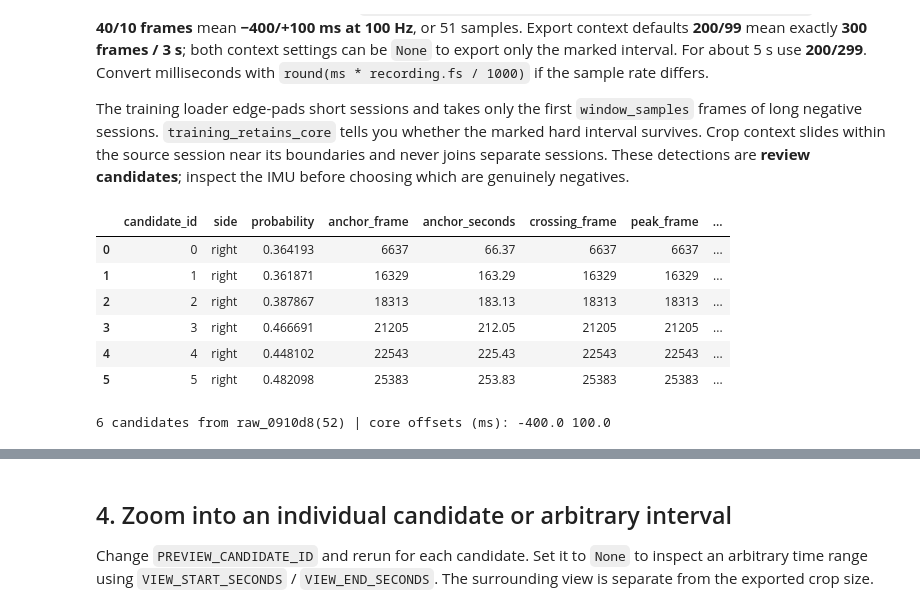
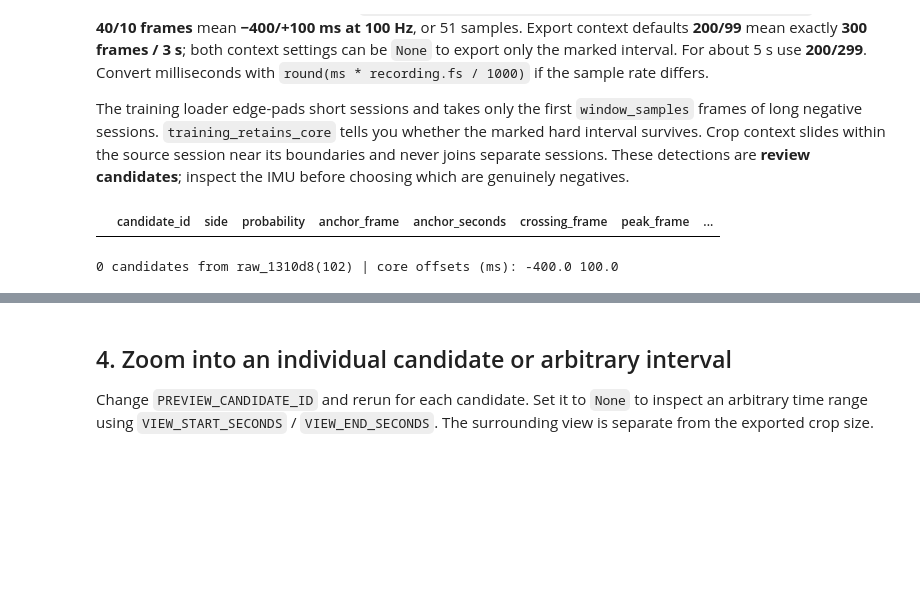
Before and after one commit to APROHACK124/TapRecognition, a Jupyter notebook: main_notebooks/mine_hard_negatives.ipynb, the cells around one changed output, grey strips where cells are left out. Drawn from its saved outputs; the diff is of its cells as text; code cells hidden in the pictures; blank space fills up the shorter version.

```diff
--- a/main_notebooks/mine_hard_negatives.ipynb
+++ b/main_notebooks/mine_hard_negatives.ipynb
@@ -37,8 +37,12 @@ MODELS = {
         'checkpoint': ROOT / 'testing_checkpoints/0910d8(52)/best.pt',
         'left_threshold': 0.35, 'right_threshold': 0.35,
     },
+    'raw_1310d8(102)': {
+        'checkpoint': ROOT / 'testing_checkpoints/1310d8(102)/best.pt',
+        'left_threshold': 0.4, 'right_threshold': 0.4,
+    },
 }
-SELECTION_MODEL = 'raw_0910d8(52)'
+SELECTION_MODEL = 'raw_1310d8(102)'
 RESET_AT_SEGMENTS = False  # Continuous through the whole file; always reset between files.
 assert SELECTION_MODEL in MODELS
 # %% [markdown]
@@ -73,13 +77,13 @@ Staged: 7 | models: feature_0910d8(102), raw_0910d8(52)
 ## Batch mining: select originals and mine the union of model failures
 Set `BATCH_FILES` to inventory basenames, or enable `BATCH_SELECT_ALL` for all negative-only hard-negative/normal-use originals. Every model keeps its own thresholds from `MODELS`. `BATCH_MIN_GAP_FRAMES=300` skips the next 300 anchor frames after each kept failure; by default crops also cannot overlap, including boundary-slid duplicates. Source copies are deduplicated by hash. Statistics include zero-crop recordings. Short sessions that cannot fit a full crop and candidates whose core would be truncated by training are skipped. Nothing is saved until `SAVE_BATCH_CROPS=True`.
 # %%
-BATCH_FILES = []  # e.g. ['imu_Miguel_normal_usage_20261014_120000.csv']
+BATCH_FILES = ['imu_Miguel_negative_mining_20261009_164938.csv', ]  # e.g. ['imu_Miguel_normal_usage_20261014_120000.csv']
 BATCH_SELECT_ALL = False
 BATCH_MODELS = list(MODELS)
-BATCH_MIN_GAP_FRAMES = 300
-BATCH_ALLOW_OVERLAPPING_CROPS = False
+BATCH_MIN_GAP_FRAMES = 0
+BATCH_ALLOW_OVERLAPPING_CROPS = True
 BATCH_CROP_SECONDS = 3.0
-BATCH_CONTEXT_BEFORE_SECONDS = 2.0
+BATCH_CONTEXT_BEFORE_SECONDS = 2.5
 BATCH_LOOKAHEAD_FRAMES = 0
 BATCH_REFRACTORY_FRAMES = 50
 BATCH_TRAINING_WINDOW_FRAMES = 300
@@ -137,7 +172,7 @@ display(mining.recording_inventory(OUTPUT_DIR))
 ## Optional single-recording workflow: select a recording and run one model
 Set `RECORDING_INDEX` from the inventory, or set `RECORDING_FILE` to its filename. To inspect another recording, rerun from this cell onward. Inference uses each checkpoint's high-pass setting and frozen feature normalization. It runs over every original frame, including the entire one-minute session.
 # %%
-RECORDING_INDEX = 0  # Optional single-recording review; batch selection above is independent.
+RECORDING_INDEX = 1 # Optional single-recording review; batch selection above is independent.
 # RECORDING_FILE = 'imu_Miguel_negative_mining_20261009_164938.csv'  # e.g. 'imu_Miguel_negative_mining_20261009_164938.csv'
 RECORDING_FILE = None
 filename = RECORDING_FILE or inventory.iloc[RECORDING_INDEX]['file']
@@ -157,37 +192,31 @@ The training loader edge-pads short sessions and takes only the first `window_sa
 # %%
 # Edit MODELS above for side thresholds, then rerun this cell; traces need not be recomputed.
 LOOKAHEAD_FRAMES = 0
 REFRACTORY_FRAMES = 50
 ANCHOR = 'peak'  # 'crossing', 'peak', or 'alarm'
 CORE_BEFORE_FRAMES = 40
 CORE_AFTER_FRAMES = 10
-CONTEXT_BEFORE_FRAMES = 200  # None for no extra preceding context
-CONTEXT_AFTER_FRAMES = 99  # None for no extra trailing context
+CONTEXT_BEFORE_FRAMES = 250  # None for no extra preceding context
+CONTEXT_AFTER_FRAMES = 49  # None for no extra trailing context
 TRAINING_WINDOW_FRAMES = models[SELECTION_MODEL].window_samples
 thresholds = {name: (spec['left_threshold'], spec['right_threshold']) for name, spec in MODELS.items()}
 candidates = mining.find_candidates(
     recording, traces[SELECTION_MODEL], SELECTION_MODEL, *thresholds[SELECTION_MODEL],
     lookahead_frames=LOOKAHEAD_FRAMES, refractory_frames=REFRACTORY_FRAMES, anchor=ANCHOR,
     before_frames=CORE_BEFORE_FRAMES, after_frames=CORE_AFTER_FRAMES,
     context_before_frames=CONTEXT_BEFORE_FRAMES, context_after_frames=CONTEXT_AFTER_FRAMES,
     training_window_frames=TRAINING_WINDOW_FRAMES, reset_at_segments=RESET_AT_SEGMENTS,
 )
 REVIEW_COLUMNS = ['candidate_id', 'side', 'probability', 'anchor_frame', 'anchor_seconds',
                   'crossing_frame', 'peak_frame', 'alarm_frame', 'segment_index',
                   'crop_start_frame', 'crop_end_frame', 'crop_frames', 'crop_seconds',
                   'anchor_in_crop', 'training_retains_core', 'annotated_events_in_crop']
 display(candidates[REVIEW_COLUMNS])
 print(len(candidates), 'candidates from', SELECTION_MODEL, '| core offsets (ms):',
       -CORE_BEFORE_FRAMES * 1000 / recording.fs, CORE_AFTER_FRAMES * 1000 / recording.fs)
 # %% [output]
 |  | candidate_id | side | probability | anchor_frame | anchor_seconds | crossing_frame | peak_frame | ... |
-| 0 | 0 | right | 0.364193 | 6637 | 66.37 | 6637 | 6637 | ... |
-| 1 | 1 | right | 0.361871 | 16329 | 163.29 | 16329 | 16329 | ... |
-| 2 | 2 | right | 0.387867 | 18313 | 183.13 | 18313 | 18313 | ... |
-| 3 | 3 | right | 0.466691 | 21205 | 212.05 | 21205 | 21205 | ... |
-| 4 | 4 | right | 0.448102 | 22543 | 225.43 | 22543 | 22543 | ... |
-| 5 | 5 | right | 0.482098 | 25383 | 253.83 | 25383 | 25383 | ... |
-6 candidates from raw_0910d8(52) | core offsets (ms): -400.0 100.0
+0 candidates from raw_1310d8(102) | core offsets (ms): -400.0 100.0
 # %%
 # Whole-recording overview. Gray spans are exported context; red spans are the short core.
 mining.plot_recording(recording, {SELECTION_MODEL: traces[SELECTION_MODEL]}, thresholds, candidates)
```
Also changed, not shown: parts of 5 cells of this notebook, 8 other files.
